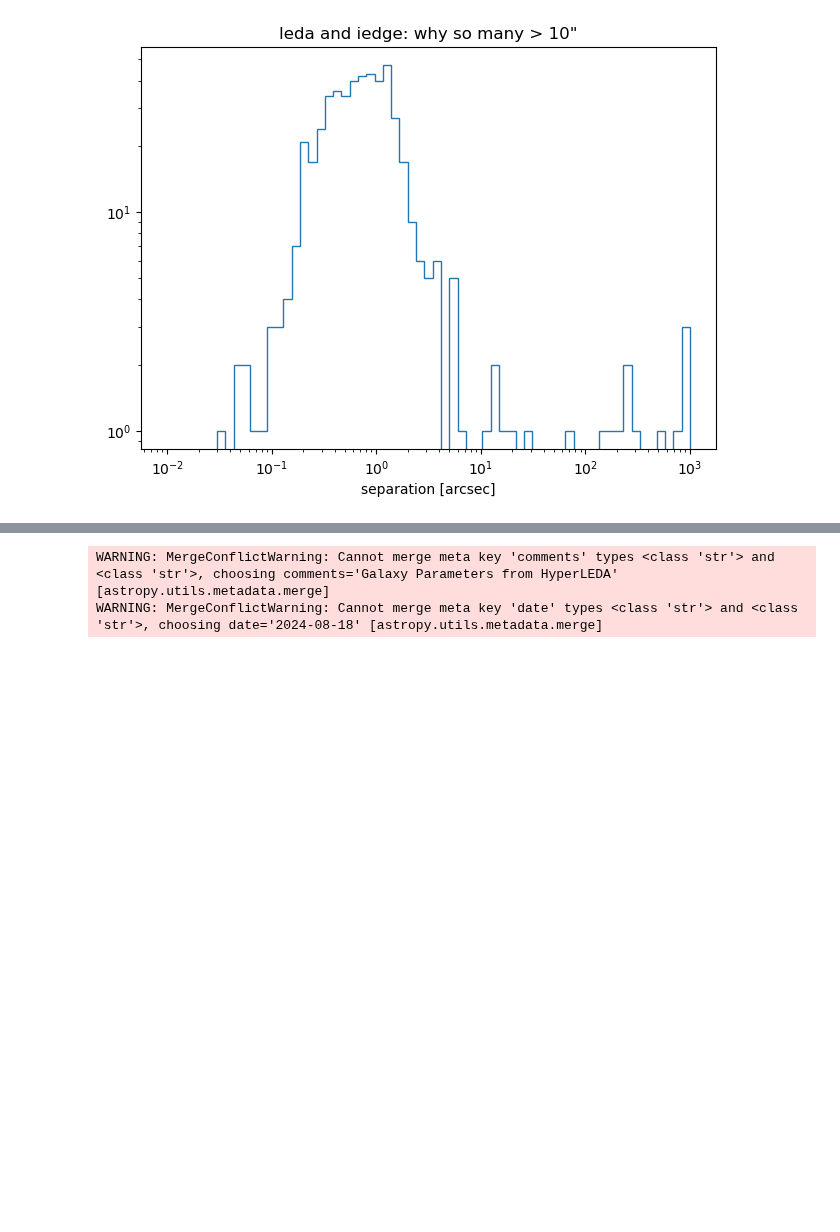
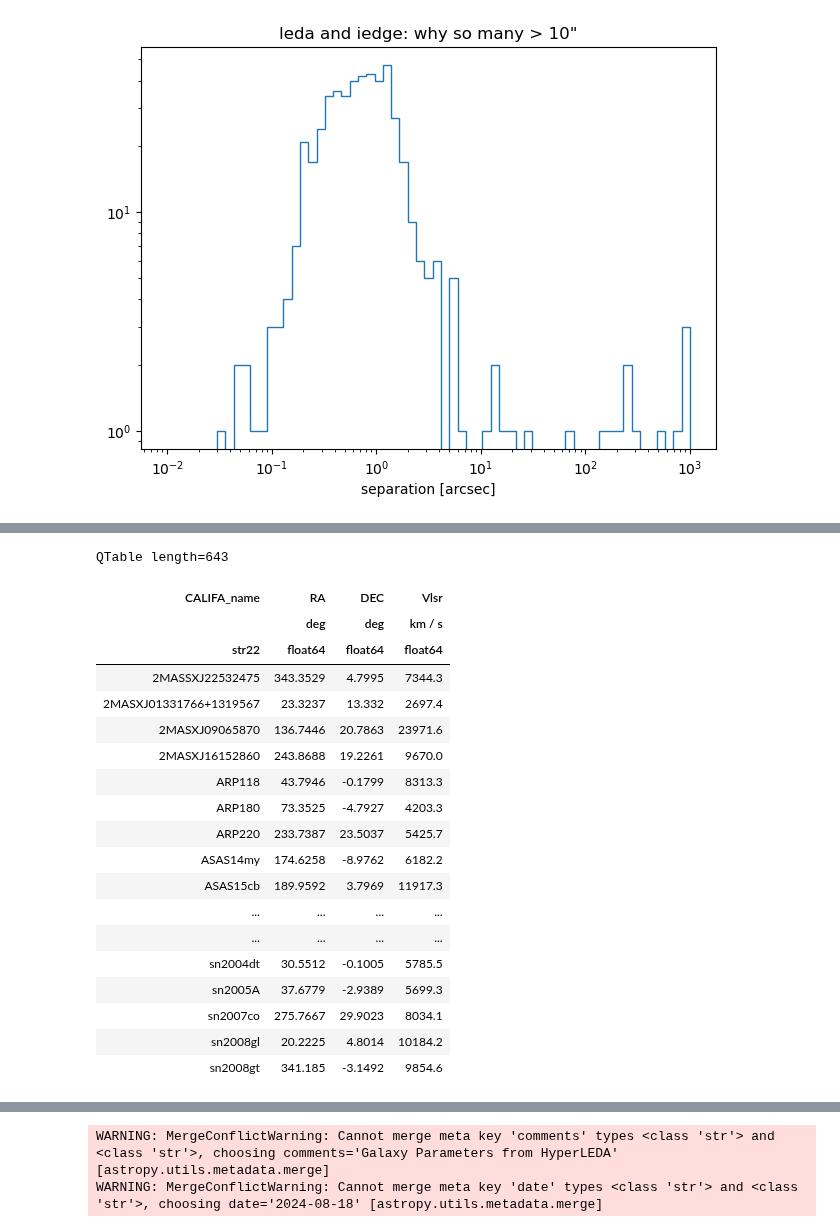
Before and after one commit to teuben/GBT-EDGE-HI, a Jupyter notebook: gals/hi_surveys.ipynb, the cells around one changed output, grey strips where cells are left out. Cells and saved outputs as stored; diff of their text form; code cells hidden in the pictures; blank space fills up the shorter version.

```diff
--- a/gals/hi_surveys.ipynb
+++ b/gals/hi_surveys.ipynb
@@ -433,0 +481,30 @@ plt.title('leda and iedge: why so many > 10"');
+# %%
+t2b = t2[ ['CALIFA_name', 'RA', 'DEC','Vlsr']]
+#t2b['CALIFA_name'].name = 'Name'
+t2b['RA'] = np.round(t2b['RA'],4)
+t2b['DEC'] = np.round(t2b['DEC'],4)
+t2b['Vlsr'] = np.round(t2b['Vlsr'],1)
+t2b.sort('CALIFA_name')
+#t2b['CALIFA_name'].name
+t2b
+# %% [output]
+QTable length=643
+| CALIFA_name | RA | DEC | Vlsr |
+|  | deg | deg | km / s |
+| str22 | float64 | float64 | float64 |
+| 2MASSXJ22532475 | 343.3529 | 4.7995 | 7344.3 |
+| 2MASXJ01331766+1319567 | 23.3237 | 13.332 | 2697.4 |
+| 2MASXJ09065870 | 136.7446 | 20.7863 | 23971.6 |
+| 2MASXJ16152860 | 243.8688 | 19.2261 | 9670.0 |
+| ARP118 | 43.7946 | -0.1799 | 8313.3 |
+| ARP180 | 73.3525 | -4.7927 | 4203.3 |
+| ARP220 | 233.7387 | 23.5037 | 5425.7 |
+| ASAS14my | 174.6258 | -8.9762 | 6182.2 |
+| ASAS15cb | 189.9592 | 3.7969 | 11917.3 |
+| ... | ... | ... | ... |
+| ... | ... | ... | ... |
+| sn2004dt | 30.5512 | -0.1005 | 5785.5 |
+| sn2005A | 37.6779 | -2.9389 | 5699.3 |
+| sn2007co | 275.7667 | 29.9023 | 8034.1 |
+| sn2008gl | 20.2225 | 4.8014 | 10184.2 |
+| sn2008gt | 341.185 | -3.1492 | 9854.6 |
```
Also changed, not shown: parts of 51 cells of this notebook.
